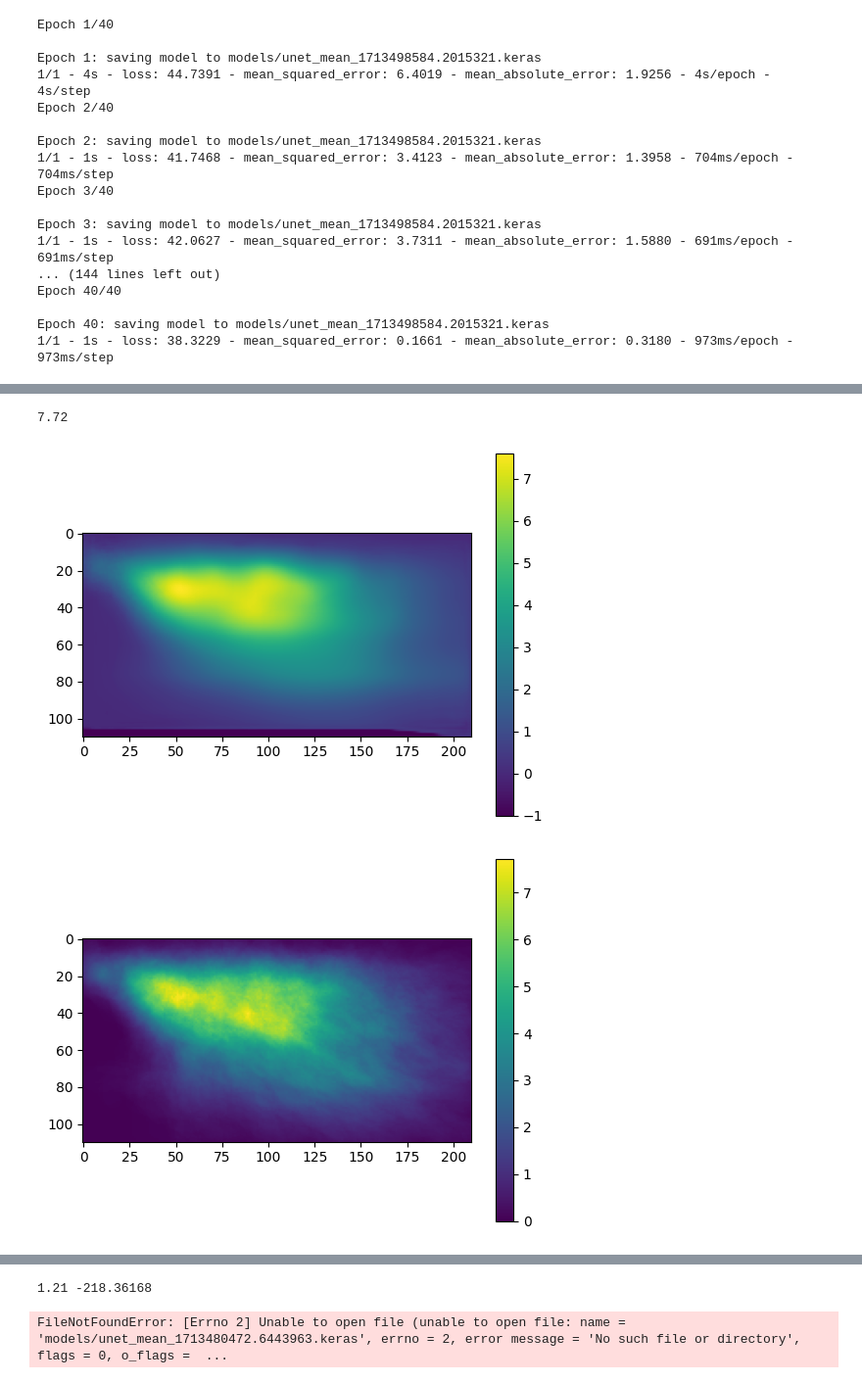
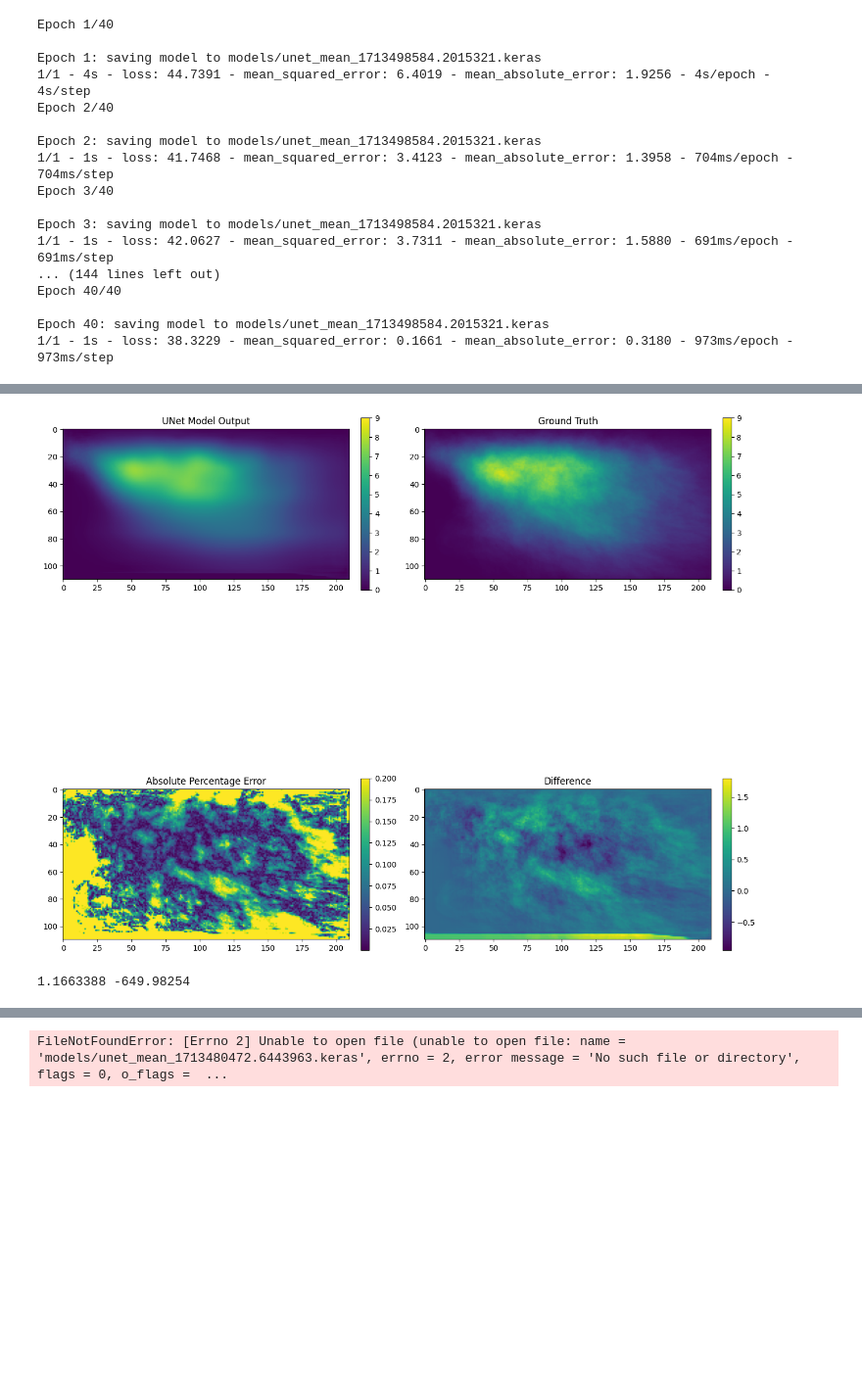
Before and after one commit to EMPIRIC2/EMPIRIC_TC, a Jupyter notebook: train_unet_experiments.ipynb, the cells around one changed output, grey strips where cells are left out. Shown at 98% size. Cells and saved outputs as stored; diff of their text form; code cells hidden in the pictures; blank space fills up the shorter version.

```diff
--- a/train_unet_experiments.ipynb
+++ b/train_unet_experiments.ipynb
@@ -307,36 +311,54 @@ def site_error(pred, true, sites):
 
     squared_errors = []
     percentage_errors = []
 
     for site in sites:
 
         cell = getGridCell(*site, .5, 'SP')
         squared_error = (pred[cell] - true[cell])**2
         percentage_error = (pred[cell] - true[cell])/(true[cell])**2
 
 
         squared_errors.append(squared_error)
         percentage_errors.append(percentage_error)
 
     return squared_errors, percentage_errors
 
 
 for i in range(len(predictions)):
-    print(np.max(outputs[i]))
+
+    fig, axs = plt.subplots(2, 2, layout='constrained', figsize=(13,13))
+    ims = axs[0, 0].imshow(predictions[i])
+    ims.set_clim(0, 9)
+    axs[0,0].set_title('UNet Model Output')
+    plt.colorbar(ims, ax=axs[0,0], fraction=0.03, pad=0.04)
+    ims = axs[0, 1].imshow(outputs[i])
+    ims.set_clim(0, 9)
+
+    plt.colorbar(ims, ax=axs[0,1], fraction=0.03, pad=0.04)
+    axs[0,1].set_title('Ground Truth')
+
+    ims = axs[1, 0].imshow(np.abs(np.clip((outputs[i] - predictions[i])/(outputs[i]), a_min=-.2, a_max=.2)))
+    axs[1,0].set_title('Absolute Percentage Error')
+    plt.colorbar(ims, ax=axs[1,0], fraction=0.03, pad=0.04)
+    ims = axs[1, 1].imshow(outputs[i] - predictions[i])
+    axs[1,1].set_title('Difference')
+    plt.colorbar(ims, ax=axs[1,1], fraction=0.03, pad=0.04)
+    plt.show()
+    '''print(np.max(outputs[i]))
     plt.imshow(predictions[i])
     plt.colorbar()
     plt.show()
     plt.imshow(outputs[i])
     plt.colorbar()
     plt.show()
 
-    plt.imshow(np.clip((outputs[i] - predictions[i])/(outputs[i]), a_min=-.2, a_max=.2))
+    plt.imshow(np.abs(np.clip((outputs[i] - predictions[i])/(outputs[i]), a_min=-.2, a_max=.2)))
     plt.colorbar()
     plt.show()
-
+    '''
     squared_errors, percentage_errors = site_error(predictions[i], outputs[i], sites)
     print(np.max(squared_errors), np.min(percentage_errors))
 # %% [output]
+[figure, new version]
-7.72
+1.1663388 -649.98254
-[figure, old version]
-[figure, removed]
@@ -344,4 +365,3 @@ for i in range(len(predictions)):
-1.21 -218.36168
 # %%
 
 def get_weight_grad(model, data, labels):
```
Also changed, not shown: parts of 2 cells of this notebook, 5 other files.
